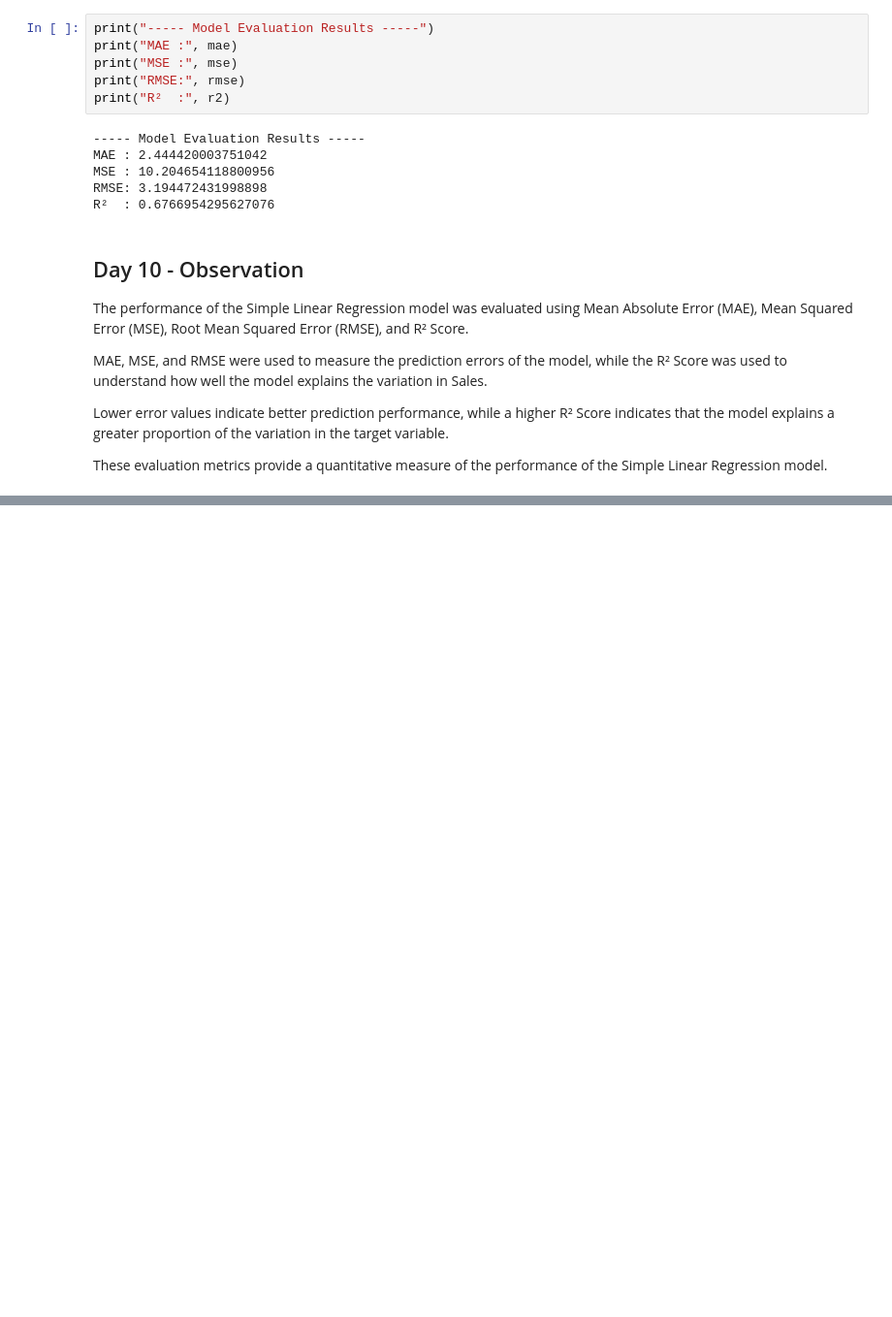
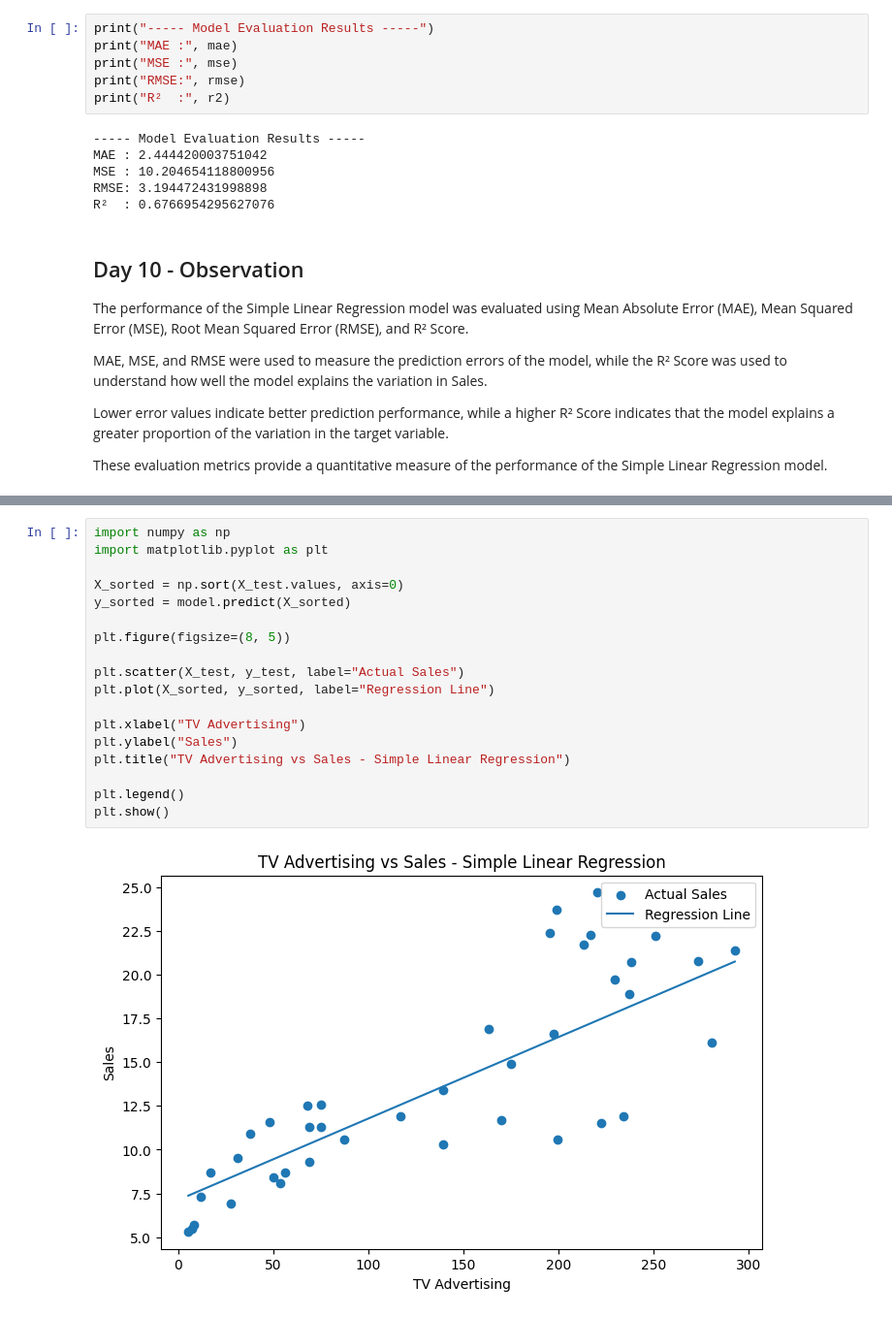
Before and after one commit to shreeshreeya69-crypto/simple-linear-regression-ybi, a Jupyter notebook: Simple_Linear_Regression_YBI.ipynb, the cells around one changed output, grey strips where cells are left out. Shown at 97% size. Cells and saved outputs as stored; diff of their text form; blank space fills up the shorter version.

```diff
--- a/Simple_Linear_Regression_YBI.ipynb
+++ b/Simple_Linear_Regression_YBI.ipynb
@@ -985,0 +1059,20 @@ These evaluation metrics provide a quantitative measure of the performance of th
+# %%
+import numpy as np
+import matplotlib.pyplot as plt
+
+X_sorted = np.sort(X_test.values, axis=0)
+y_sorted = model.predict(X_sorted)
+
+plt.figure(figsize=(8, 5))
+
+plt.scatter(X_test, y_test, label="Actual Sales")
+plt.plot(X_sorted, y_sorted, label="Regression Line")
+
+plt.xlabel("TV Advertising")
+plt.ylabel("Sales")
+plt.title("TV Advertising vs Sales - Simple Linear Regression")
+
+plt.legend()
+plt.show()
+# %% [output]
+[figure, added]
```
Also changed, not shown: parts of 10 cells of this notebook.
